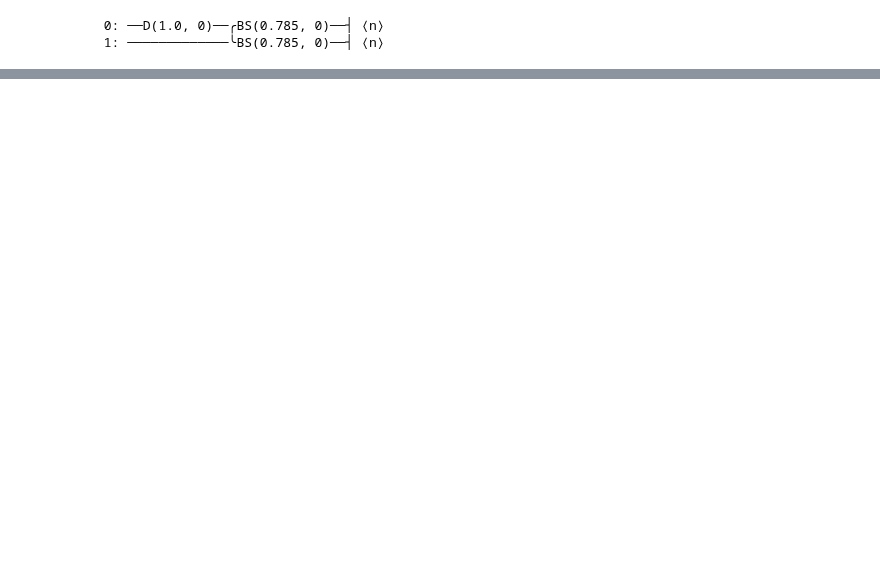
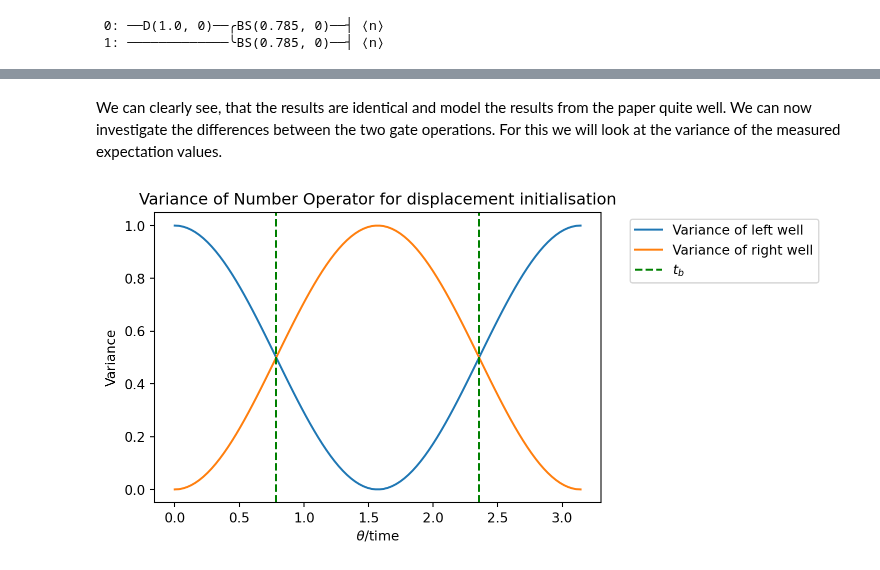
Before and after one commit to synqs/pennylane-ls, a Jupyter notebook: examples/Example_Cindy-Regal.ipynb, the cells around one changed output, grey strips where cells are left out. Cells and saved outputs as stored; diff of their text form; code cells hidden in the pictures; blank space fills up the shorter version.

```diff
--- a/examples/Example_Cindy-Regal.ipynb
+++ b/examples/Example_Cindy-Regal.ipynb
@@ -36,10 +42,16 @@ We now want to create a quantum circuit, that simulates the tunelling of a boson
 dev_boson = qml.device('strawberryfields.fock', wires=2, cutoff_dim=10)
 
 @qml.qnode(dev_boson)
-def single_boson(x, theta):
+def single_boson(x, theta, var=False):
+    """
+    Single Boson well tunneling circuit using the displacement gate
+    """
     qml.Displacement(x, 0, wires=0)
     qml.Beamsplitter(theta, 0, wires=[0, 1])
-    return [qml.expval(qml.NumberOperator(0)),qml.expval(qml.NumberOperator(1))]
+    if var:
+        return [qml.var(qml.NumberOperator(0)),qml.var(qml.NumberOperator(1))]
+    else:
+        return [qml.expval(qml.NumberOperator(0)),qml.expval(qml.NumberOperator(1))]
 # %%
 single_boson(1, np.pi/4)
 print(single_boson.draw())
@@ -67,0 +100,14 @@ _ = plt.ylabel("Probability")
+# %%
+thetas = np.linspace(0, np.pi, 100)
+
+res = np.array([single_boson_fock(theta) for theta in thetas])
+
+plt.figure(dpi=96)
+plt.plot(thetas, res[:, 0], label="Prob. of Boson in left well")
+plt.plot(thetas, res[:, 1], label="Prob. of Boson in right well")
+plt.axvline(x=np.pi/4, linestyle="--", color="green", label="$t_b$")
+plt.axvline(x=3*np.pi/4, linestyle="--", color="green")
+plt.title("Probability of finding Boson in left or right well")
+plt.legend(bbox_to_anchor=(1.05, 1), loc='upper left')
+plt.xlabel("$\\theta$/time")
+_ = plt.ylabel("Probability")
@@ -67,0 +116,19 @@ _ = plt.ylabel("Probability")
+# %% [markdown]
+We can clearly see, that the results are identical and model the results from the paper quite well.
+We can now investigate the differences between the two gate operations. For this we will look at the variance of the measured expectation values.
+# %%
+var_displacement = np.array([single_boson(1, theta, var=True) for theta in thetas])
+var_fock = np.array([single_boson_fock(theta, var=True) for theta in thetas])
+# %%
+plt.figure(dpi=96)
+plt.plot(thetas, var_displacement[:, :1], label="Variance of left well")
+plt.plot(thetas, var_displacement[:, 1:], label="Variance of right well")
+
+plt.axvline(x=np.pi/4, linestyle="--", color="green", label="$t_b$")
+plt.axvline(x=3*np.pi/4, linestyle="--", color="green")
+plt.title("Variance of Number Operator for displacement initialisation")
+plt.legend(bbox_to_anchor=(1.05, 1), loc='upper left')
+plt.xlabel("$\\theta$/time")
+_ = plt.ylabel("Variance")
+# %% [output]
+[figure, added]
```
Also changed, not shown: parts of 34 cells of this notebook.
